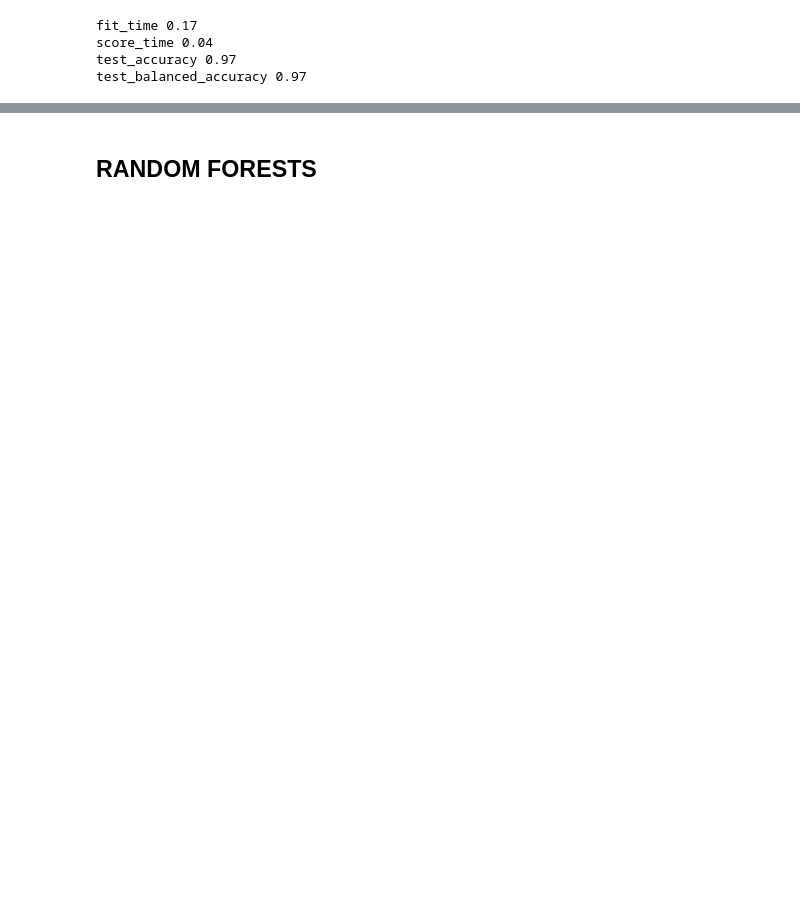
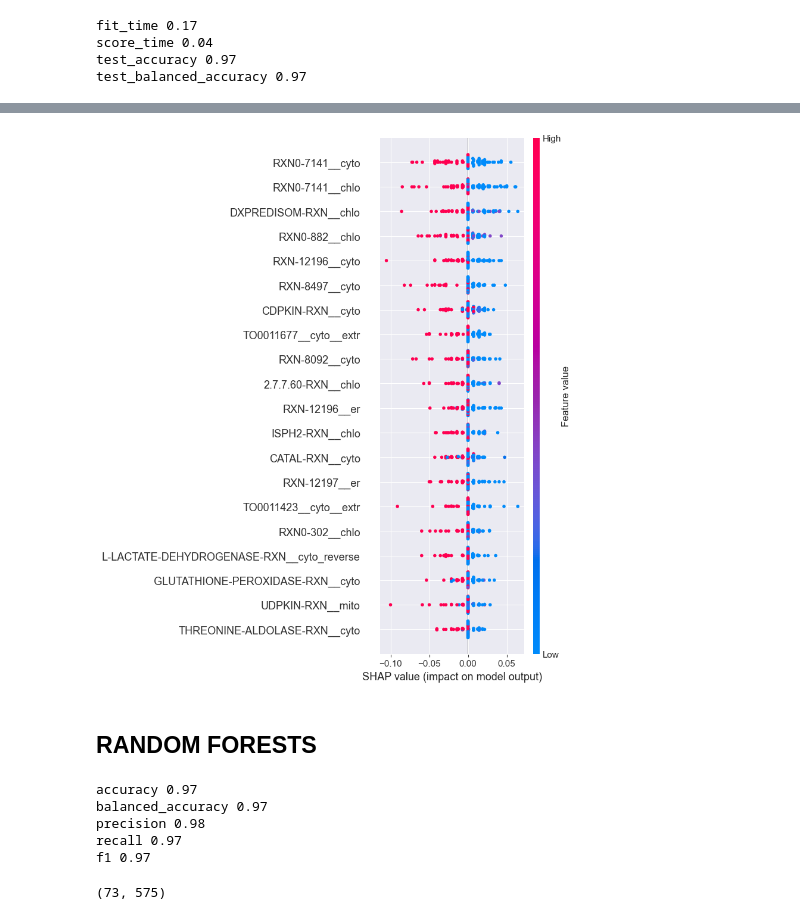
Before and after one commit to martaS95/MM_ML, a Jupyter notebook: src/fluxomics_final.ipynb, the cells around one changed output, grey strips where cells are left out. Drawn from its saved outputs; the diff is of its cells as text; code cells hidden in the pictures; blank space fills up the shorter version.

Commit message:
[ADD] SHAP values

```diff
--- a/src/fluxomics_final.ipynb
+++ b/src/fluxomics_final.ipynb
@@ -671 +609,7 @@ f1 0.95
+# %%
+shap_values_per_cv_knn = dict()
+for sample in data.index:
+    shap_values_per_cv_knn[sample] = {}
+    for CV_repeat in range(CV_repeats):
+        shap_values_per_cv_knn[sample][CV_repeat] = {}
 # %%
@@ -731,0 +689,14 @@ print('f1', round(np.array(scores_lr['f1']).mean(), 3))
+# %%
+average_shap_values_knn = []
+
+for sample in shap_values_per_cv_knn:
+    sample_dfs = [shap_values_per_cv_knn[sample][rep] for rep in shap_values_per_cv_knn[sample]]
+    concat_df = pd.concat(sample_dfs, axis=0)
+    concat_df = concat_df.fillna(0)
+    mean_df = concat_df.mean(axis=0)
+    mean_df.name = sample
+    average_shap_values_knn.append(mean_df)
+# %%
+concat_mean_knn = pd.concat(average_shap_values_knn, axis=1).transpose()
+concat_mean_knn = concat_mean_knn.fillna(0)
+concat_mean_knn.shape
@@ -732,2 +720,8 @@ print('f1', round(np.array(scores_lr['f1']).mean(), 3))
+# %%
+final_shap_array_knn = np.array(concat_mean_knn)
+# %%
+shap.summary_plot(final_shap_array_knn, data[concat_mean_knn.columns])
+# %% [output]
+[figure, added]
 # %% [markdown]
 ## RANDOM FORESTS
@@ -734,7 +736,7 @@ print('f1', round(np.array(scores_lr['f1']).mean(), 3))
 # %%
-scores_rf = {'accuracy': [], 'balanced_accuracy': [], 'precision': [], 'recall': [], 'f1': [], 'shaps': []}
+rep = 0
+for i, (train_index, test_index) in enumerate(cv_repeated.split(data, binary_output)):
 
-for train_index, test_index in skf.split(data, binary_output):
     train = data.iloc[train_index, :]
     test = data.iloc[test_index, :]
 
@@ -763,13 +765,15 @@ for train_index, test_index in skf.split(data, binary_output):
 
     X_test_filtered2 = pd.DataFrame(test_filtered2, columns=X_test_filtered.columns[cols_inds], index=X_test_filtered.index)
 
+    features_selected = X_train_filtered.columns[cols_inds]
+
     scaler_model = StandardScaler().fit(X_train_filtered2)
     X_train_scaled = scaler_model.transform(X_train_filtered2)
     X_test_scaled = scaler_model.transform(X_test_filtered2)
     X_train_final = pd.DataFrame(X_train_scaled, columns=X_train_filtered2.columns, index=X_train_filtered2.index)
     X_test_final = pd.DataFrame(X_test_scaled, columns=X_test_filtered2.columns, index=X_test_filtered2.index)
 
-    rf = RandomForestClassifier(random_state=5)
+    rf = RandomForestClassifier(random_state=1)
 
     rf.fit(X_train_final, y_train)
 
@@ -781,13 +785,25 @@ for train_index, test_index in skf.split(data, binary_output):
     scores_rf['recall'].append(recall_score(y_test, rf_y_pred))
     scores_rf['f1'].append(f1_score(y_test, rf_y_pred))
 
-    explainer = shap.Explainer(rf.predict, X_test_final, max_evals=1100)
+    explainer = shap.Explainer(rf.predict, X_test_final, max_evals=1100, seed=42)
     shap_values = explainer(X_test_final)
 
-    scores_rf['shaps'].append(shap_values)
+    df = pd.DataFrame(shap_values.values, columns=features_selected, index=[data.index[i] for i in test_index])
+    for ind in df.index:
+        shap_values_per_cv[ind][rep] = df.loc[[ind]]
+
+    splits = [9, 19, 29, 39, 49, 59, 69, 79, 89]
+    if i in splits:
+        rep += 1
 
 print('accuracy', round(np.array(scores_rf['accuracy']).mean(), 2))
 print('balanced_accuracy', round(np.array(scores_rf['balanced_accuracy']).mean(), 2))
 print('precision', round(np.array(scores_rf['precision']).mean(), 2))
 print('recall', round(np.array(scores_rf['recall']).mean(), 2))
 print('f1', round(np.array(scores_rf['f1']).mean(), 2))
+# %% [output]
+accuracy 0.97
+balanced_accuracy 0.97
+precision 0.98
+recall 0.97
+f1 0.97
@@ -793,0 +820,6 @@ print('f1', round(np.array(scores_rf['f1']).mean(), 2))
+# %%
+concat_mean = pd.concat(average_shap_values, axis=1).transpose()
+concat_mean = concat_mean.fillna(0)
+concat_mean.shape
+# %% [output]
+(73, 575)
```
Also changed, not shown: parts of 56 cells of this notebook.
